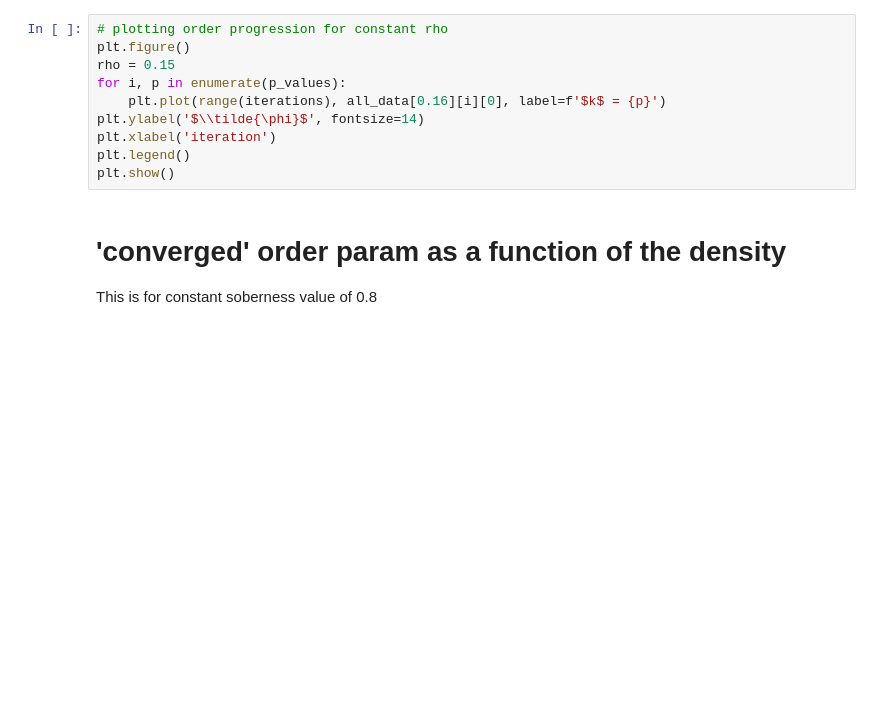
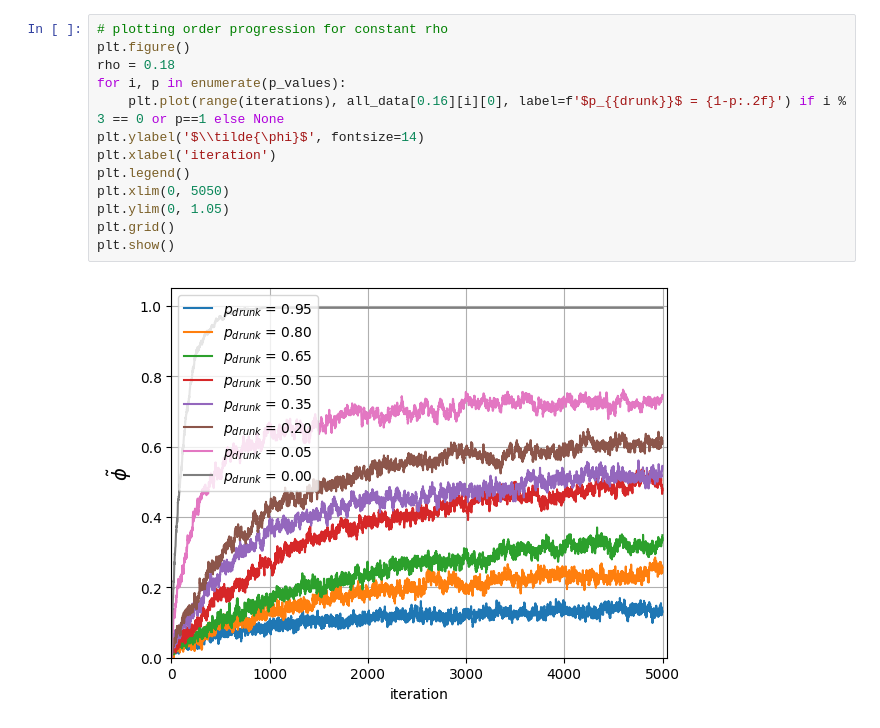
Before and after one commit to Ninavd/crowd-control, a Jupyter notebook: data_analysis.ipynb, the cells around one changed output. Saved outputs shown, nothing was run; the diff lists cells and outputs as text; blank space fills up the shorter version.

```diff
--- a/data_analysis.ipynb
+++ b/data_analysis.ipynb
@@ -53,13 +67,15 @@ for density = 0.16
 # %%
 # plotting order progression for constant rho
 plt.figure()
-rho = 0.15
+rho = 0.18
 for i, p in enumerate(p_values):
-    plt.plot(range(iterations), all_data[0.16][i][0], label=f'$k$ = {p}')
+    plt.plot(range(iterations), all_data[0.16][i][0], label=f'$p_{{drunk}}$ = {1-p:.2f}') if i % 3 == 0 or p==1 else None
 plt.ylabel('$\\tilde{\phi}$', fontsize=14)
 plt.xlabel('iteration')
 plt.legend()
+plt.xlim(0, 5050)
+plt.ylim(0, 1.05)
+plt.grid()
 plt.show()
+# %% [output]
+[figure, added]
-# %% [markdown]
-# 'converged' order param as a function of the density
-This is for constant soberness value of 0.8
```
Also changed, not shown: parts of 20 cells of this notebook.
